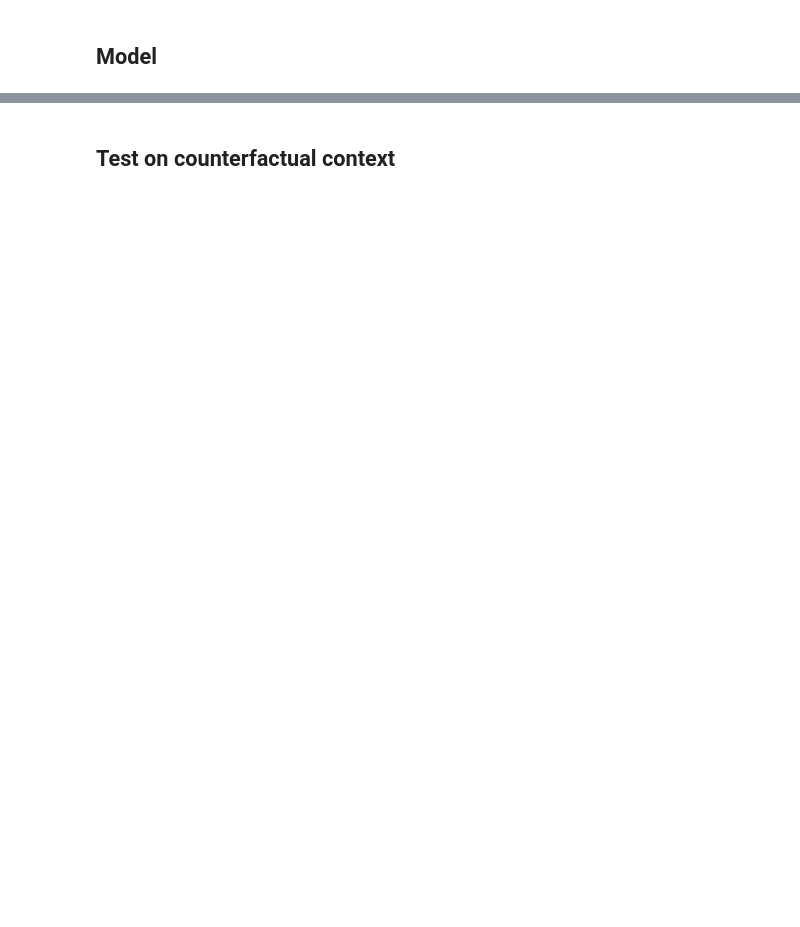
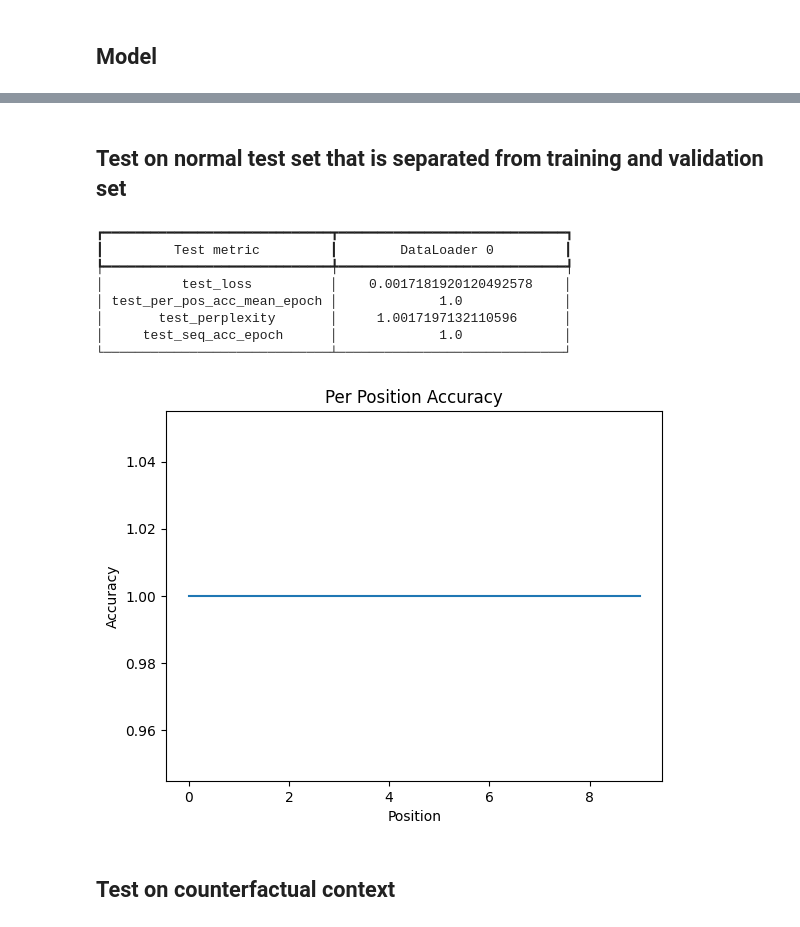
Before and after one commit to katareah/Controllability-and-Robustness, a Jupyter notebook: experiments/name_pair_experiment_with_unseen_data.ipynb, the cells around one changed output, grey strips where cells are left out. Cells and saved outputs as stored; diff of their text form; code cells hidden in the pictures; blank space fills up the shorter version.

```diff
--- a/experiments/name_pair_experiment_with_unseen_data.ipynb
+++ b/experiments/name_pair_experiment_with_unseen_data.ipynb
@@ -348,3 +351,20 @@ plt.show()
+# %% [markdown]
+## Test on normal test set that is separated from training and validation set
+# %%
+reverse_vocab_map = {i: word for word, i in vocab_map.items()}
+# test the model on the test set
+trainer.test(model=lit_model, dataloaders=test_dl)
+plt.show()
+# %% [output]
+┏━━━━━━━━━━━━━━━━━━━━━━━━━━━━━┳━━━━━━━━━━━━━━━━━━━━━━━━━━━━━┓
+┃         Test metric         ┃        DataLoader 0         ┃
+┡━━━━━━━━━━━━━━━━━━━━━━━━━━━━━╇━━━━━━━━━━━━━━━━━━━━━━━━━━━━━┩
+│          test_loss          │    0.0017181920120492578    │
+│ test_per_pos_acc_mean_epoch │             1.0             │
+│       test_perplexity       │     1.0017197132110596      │
+│     test_seq_acc_epoch      │             1.0             │
+└─────────────────────────────┴─────────────────────────────┘
+[figure, added]
 # %% [markdown]
 ## Test on counterfactual context
 # %%
```
Also changed, not shown: parts of 12 cells of this notebook.
